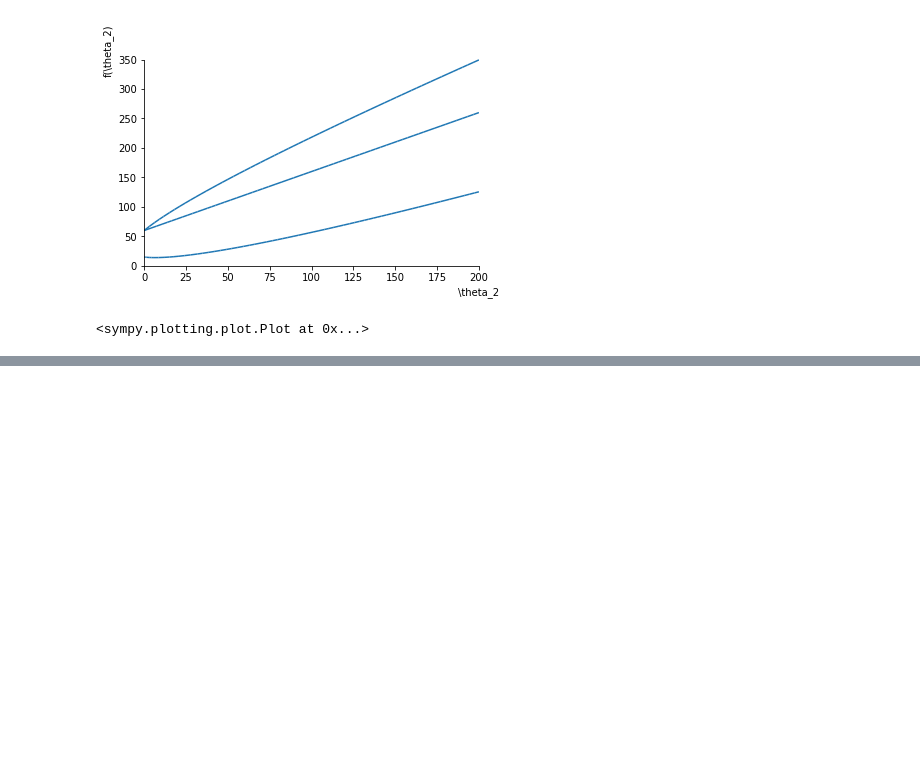
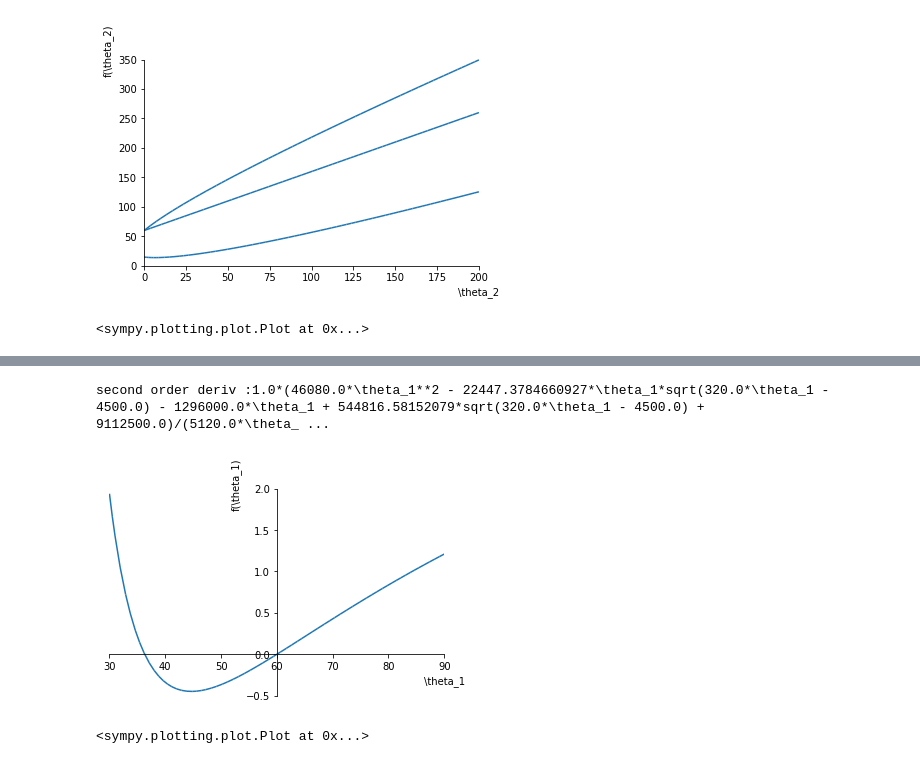
Before and after one commit to ericschulman/health_bargains, a Jupyter notebook: bargains_simplified.ipynb, the cells around one changed output, grey strips where cells are left out. Drawn from its saved outputs; the diff is of its cells as text; code cells hidden in the pictures; blank space fills up the shorter version.

```diff
--- a/bargains_simplified.ipynb
+++ b/bargains_simplified.ipynb
@@ -98,2 +98,16 @@ plot(obj,(theta1,40,70))
 <sympy.plotting.plot.Plot at 0x...>
+# %%
+foc =  diff(nb_objective(theta1,theta2, .5, .5, lamb, ell), theta1)
+h = solve(foc,theta2)
+a = 10
+
+stage1_obj = diff(nb_objective(theta1,simplify(h[1]), .5, .5, lamb, ell), theta1)
+
+second_order_deriv = simplify(12*3*6*diff(stage1_obj, theta1).subs({lamb:a}))
+print 'second order deriv :%s'%second_order_deriv
+plot(second_order_deriv, (theta1, 3*a,a*9))
+# %% [output]
+second order deriv :1.0*(46080.0*\theta_1**2 - 22447.3784660927*\theta_1*sqrt(320.0*\theta_1 - 4500.0) - 1296000.0*\theta_1 + 544816.58152079*sqrt(320.0*\theta_1 - 4500.0) + 9112500.0)/(5120.0*\theta_ ...
+[figure, added]
+<sympy.plotting.plot.Plot at 0x...>
 # %%
```
Also changed, not shown: parts of 2 cells of this notebook.
